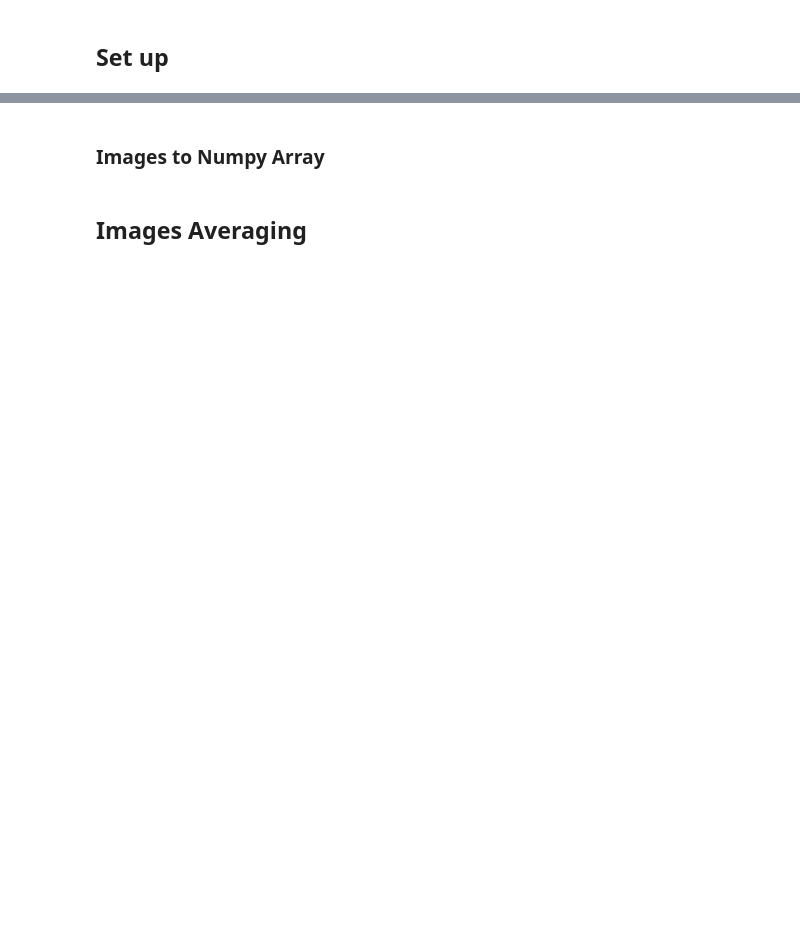
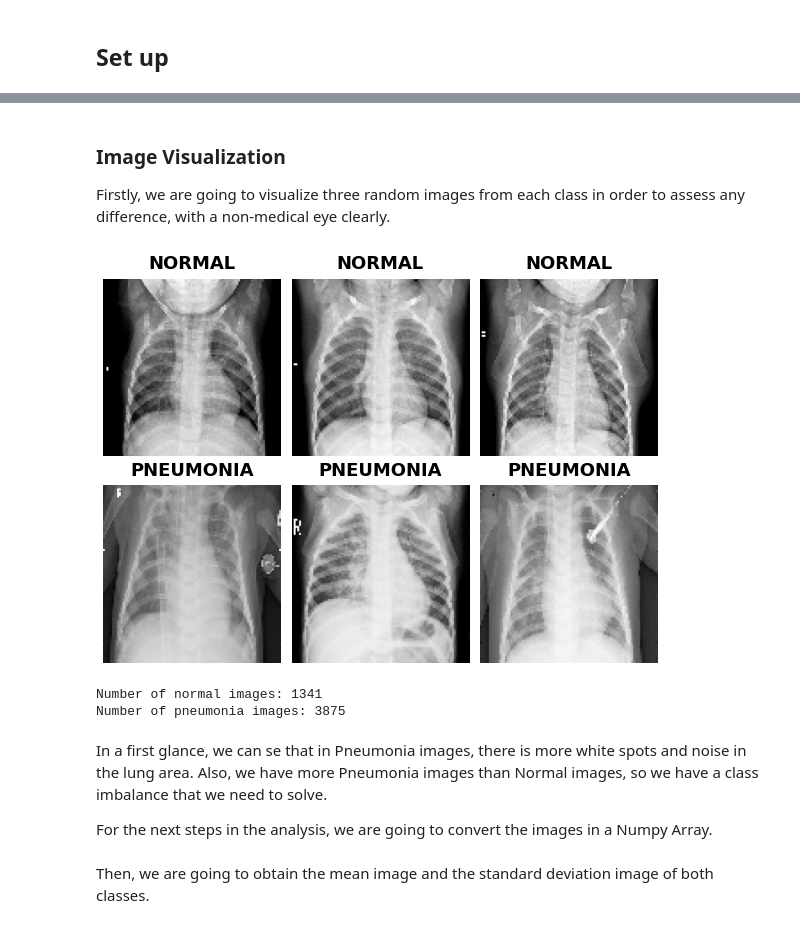
Before and after one commit to dialvedu/PneumoniaDetection, a Jupyter notebook: pneumonia-detection.ipynb, the cells around one changed output, grey strips where cells are left out. Cells and saved outputs as stored; diff of their text form; code cells hidden in the pictures; blank space fills up the shorter version.

Commit message:
Kaggle Notebook | Pneumonia Detection | Version 12.1

```diff
--- a/pneumonia-detection.ipynb
+++ b/pneumonia-detection.ipynb
@@ -26,22 +49,10 @@ from sklearn.metrics import confusion_matrix, roc_curve, roc_auc_score, plot_roc
 
 %matplotlib inline
 # %%
-# def set_seed(seed):
-#     np.random.seed(seed)
-#     tf.random.set_seed(seed)
-#     os.environ['PYTHONHASHSEED'] = str(seed)
-#     os.environ['TF_DETERMINISTIC_OPS'] = '1'
-
-# set_seed(190121)
-
 plt.rc('figure', autolayout=True)
-plt.rc('axes', labelweight='bold', labelsize='large',
-       titleweight='bold', titlesize=18, titlepad=10)
-plt.rc('image', cmap='magma')
+plt.rc('axes', labelweight='bold', labelsize='large', titleweight='bold', titlesize=18, titlepad=10)
 
 warnings.filterwarnings("ignore")
-
-# tf.config.experimental.enable_op_determinism()
 
 train_path = '../input/chest-xray-pneumonia/chest_xray/train'
 test_path = '../input/chest-xray-pneumonia/chest_xray/test'
@@ -55,29 +64,43 @@ https://towardsdatascience.com/exploratory-data-analysis-ideas-for-image-classif
+# %% [markdown]
+### Image Visualization
+
+Firstly, we are going to visualize three random images from each class in order to assess any difference, with a non-medical eye clearly.
 # %%
 normal_imgs = [x for x in os.listdir(f'{train_path}/NORMAL') if x.endswith('.jpeg')]
 pneumo_imgs = [y for y in os.listdir(f'{train_path}/PNEUMONIA') if y.endswith('.jpeg')]
 
 select_norm = np.random.choice(normal_imgs, 3, replace = False)
 select_pneu = np.random.choice(pneumo_imgs, 3, replace = False)
 
 fig = plt.figure(figsize = (8,6))
+
 for i in range(6):
     if i < 3:
-        fp = f'{train_path}/NORMAL/{select_norm[i]}'
+        im_path = f'{train_path}/NORMAL/{select_norm[i]}'
         label = 'NORMAL'
     else:
-        fp = f'{train_path}/PNEUMONIA/{select_pneu[i-3]}'
+        im_path = f'{train_path}/PNEUMONIA/{select_pneu[i-3]}'
         label = 'PNEUMONIA'
+
     ax = fig.add_subplot(2, 3, i+1)
 
-    fn = tf.keras.preprocessing.image.load_img(fp, target_size = (100,100), color_mode='grayscale')
-    plt.imshow(fn, cmap='Greys_r')
+    im = tf.keras.preprocessing.image.load_img(im_path, target_size = (100,100), color_mode='grayscale')
+    plt.imshow(im, cmap='Greys_r')
     plt.title(label)
     plt.axis('off')
+
 plt.show()
 
-len(normal_imgs), len(pneumo_imgs)
+print(f'Number of normal images: {len(normal_imgs)}')
+print(f'Number of pneumonia images: {len(pneumo_imgs)}')
+# %% [output]
+[figure, added]
+Number of normal images: 1341
+Number of pneumonia images: 3875
-# %% [markdown]
-### Images to Numpy Array
+# %% [markdown]
+In a first glance, we can se that in Pneumonia images, there is more white spots and noise in the lung area. Also, we have more Pneumonia images than Normal images, so we have a class imbalance that we need to solve.
+
+For the next steps in the analysis, we are going to convert the images in a Numpy Array.
 # %%
 size = (64, 64)
 
@@ -99,8 +122,8 @@ def imgs2np(path, file_list, size = (64, 64)):
 
 np_normal_images = imgs2np(f'{train_path}/NORMAL/', normal_imgs)
 np_pneumonia_images = imgs2np(f'{train_path}/PNEUMONIA/', pneumo_imgs)
-# %% [markdown]
-## Images Averaging
+# %% [markdown]
+Then, we are going to obtain the mean image and the standard deviation image of both classes.
 # %%
 mean_img_norm = np.mean(np_normal_images, axis=0).reshape(size)
 mean_img_pneum = np.mean(np_pneumonia_images, axis=0).reshape(size)
```
Also changed, not shown: parts of 67 cells of this notebook.
